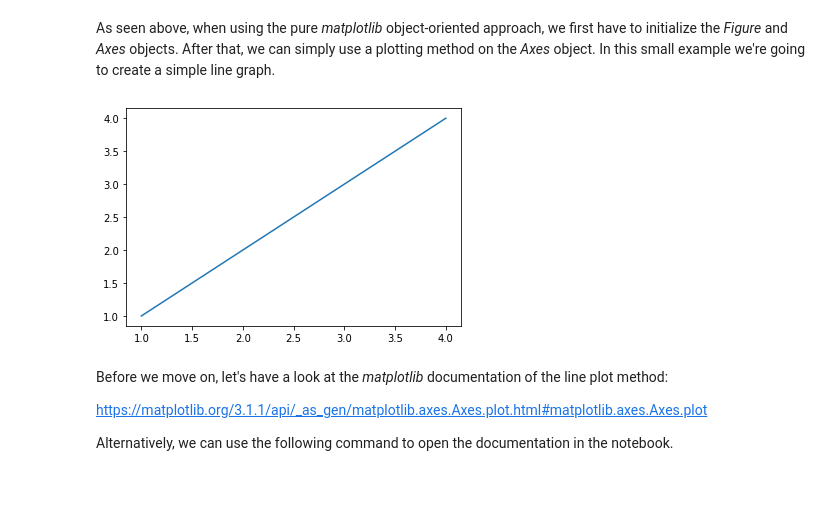
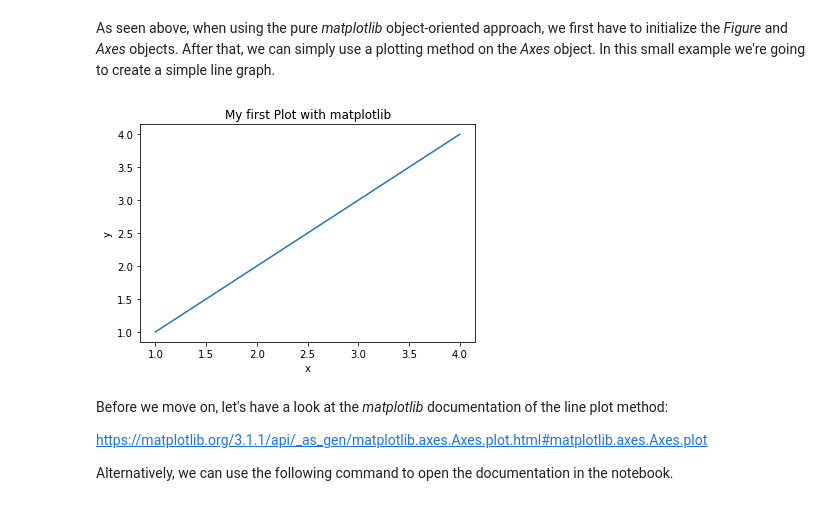
Before and after one commit to volkamerlab/ai_in_medicine, a Jupyter notebook: week1_session3_matplotlib_seaborn.ipynb, the cells around one changed output. Saved outputs shown, nothing was run; the diff lists cells and outputs as text; code cells hidden in the pictures.

```diff
--- a/week1_session3_matplotlib_seaborn.ipynb
+++ b/week1_session3_matplotlib_seaborn.ipynb
@@ -206,13 +208,13 @@ As seen above, when using the pure *matplotlib* object-oriented approach, we fir
 # %%
 # Line Plot using the object-oriented approach
 fig, ax = plt.subplots(1, 1) # Initializing the 'Figure' and 'Axes' objects (STEP 2)
-#ax.plot(x, y); # Line Plot function (STEP 3)
-#ax.set_xlabel('x'); #  Set label for x-Axis (STEP 4)
-#ax.set_ylabel('y'); # Set label for y-Axis
-#ax.set_title('My first Plot with matplotlib'); # Set title
+ax.plot(x, y); # Line Plot function (STEP 3)
+ax.set_xlabel('x'); #  Set label for x-Axis (STEP 4)
+ax.set_ylabel('y'); # Set label for y-Axis
+ax.set_title('My first Plot with matplotlib'); # Set title
 plt.show() # (STEP 6)
 # %% [output]
-[figure, old version]
+[figure, new version]
 # %% [markdown]
 Before we move on, let's have a look at the *matplotlib* documentation of the line plot method:
 
```
Also changed, not shown: parts of 38 cells of this notebook, 1 other file.
